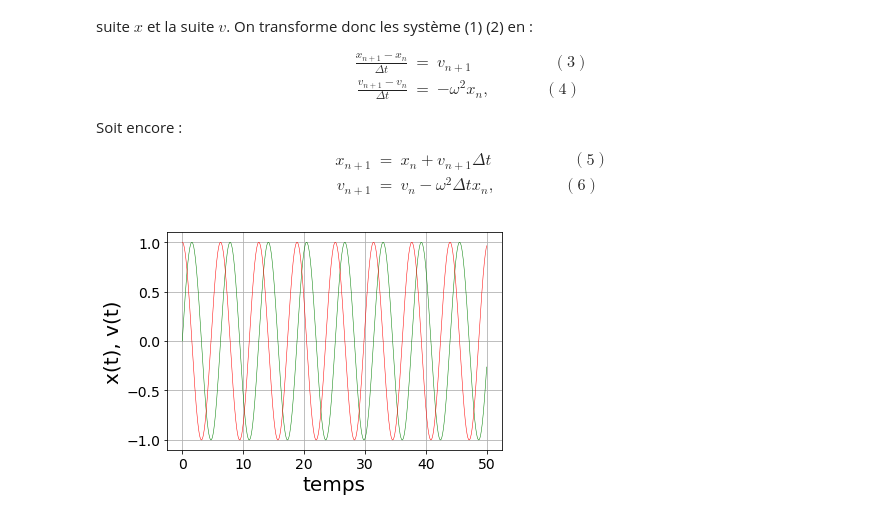
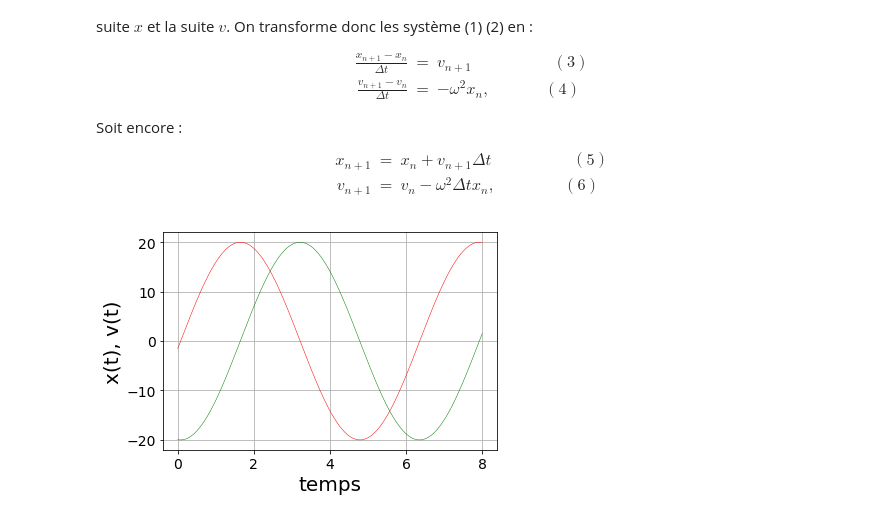
Before and after one commit to Yves-LEMEN/potentiel-quadratique, a Jupyter notebook: mouvement point dans potentiel.ipynb, the cells around one changed output. Saved outputs shown, nothing was run; the diff lists cells and outputs as text; code cells hidden in the pictures.

```diff
--- a/mouvement point dans potentiel.ipynb
+++ b/mouvement point dans potentiel.ipynb
@@ -52,13 +52,16 @@ x_{n+1} & = & x_{n}+v_{n+1}\Delta t \;\;\;\;\;\;\;\;\;\;\;\;\;\;\;\;\;\; (5) \\
 v_{n+1} & = & v_{n} -\omega^2 \Delta t x_n, \;\;\;\;\;\;\;\;\;\;\;\;\;\;\;(6)
 \end{eqnarray}
 # %%
+# Résolution de l'équation différentielle du second degré y"=-ky par la méthode leapfrog
+
 
 from pylab import *
 import matplotlib.pyplot as plt
 ###############################################################################
 # définition du pas d'intégration N
-N = 10000
-t = linspace(0,50,N)
+N = 1000
+tps=8.0
+t = linspace(0,tps,N)
 dt = t[1] - t[0]
 
 ###############################################################################
@@ -72,33 +75,33 @@ def resoudre(x0,v0):
     v[0] = v0
 
     ###########################################################################
     # Intégration "leapfrog"
 
     for i in range(N-1):
          v[i + 1] = v[i] - dt*x[i]
          x[i + 1] = x[i] + dt*v[i + 1]
 
     ###########################################################################
     # Solution
     return x,v
 
 ###############################################################################
-# retour au programme principal
-x,v = resoudre(0.0,1.0) # x0 = 0.0, v0 = 1.0
+# retour au programme principal et assignation des quantités x0 & v0 (conditions initiales)
+x,v = resoudre(-20,-1.5)
 
 ###############################################################################
 # représentation graphique
 rcParams["axes.grid"] = True
 rcParams['font.size'] = 14
 rcParams['axes.labelsize'] = 20
 figure()
 plt.plot(t,x,'g',linewidth=0.5)
 plt.plot(t,v,'r',linewidth=0.5)
 xlabel("temps")
 ylabel("x(t), v(t)")
 
 ###############################################################################
 show()
 ###############################################################################
 # %% [output]
-[figure, old version]
+[figure, new version]
```
Also changed, not shown: parts of 2 cells of this notebook.
